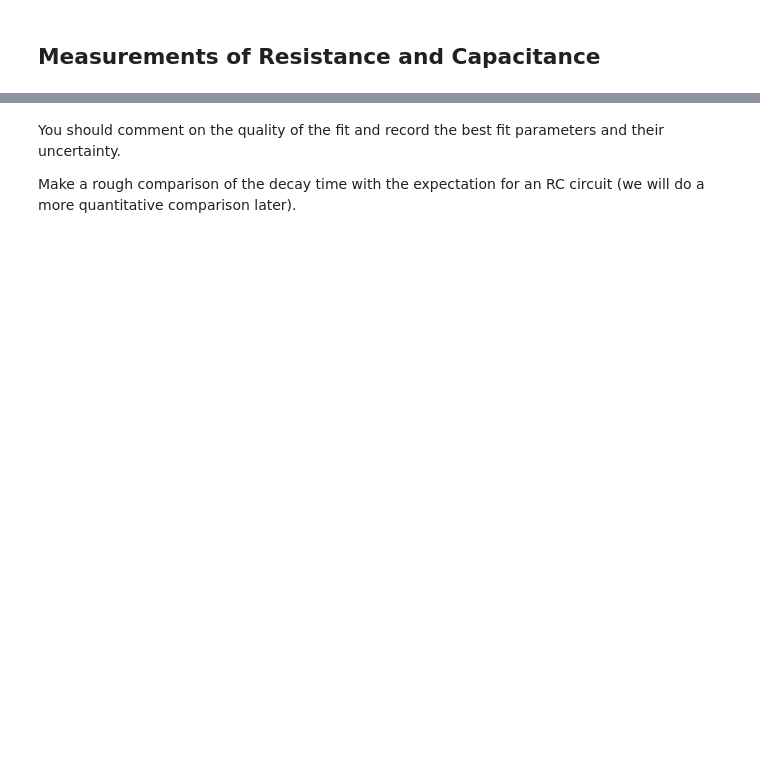
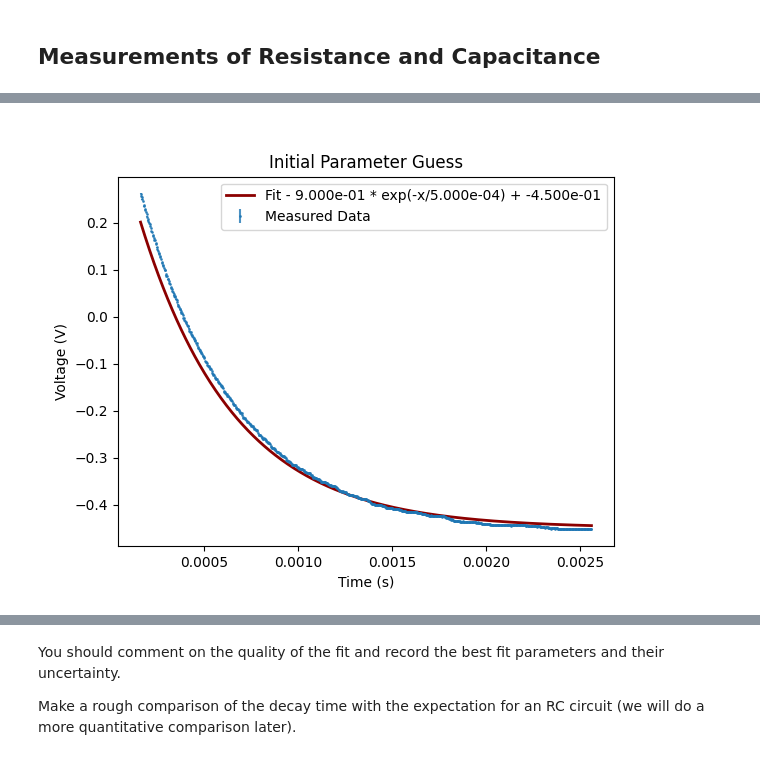
Before and after one commit to mufaro3/physics-219, a Jupyter notebook: Experiment02/Experiment-02-rev2024.ipynb, the cells around one changed output, grey strips where cells are left out. Cells and saved outputs as stored; diff of their text form; code cells hidden in the pictures; blank space fills up the shorter version.

```diff
--- a/Experiment02/Experiment-02-rev2024.ipynb
+++ b/Experiment02/Experiment-02-rev2024.ipynb
@@ -66,2 +135,4 @@ results.tabulate(print_cov=True, units=('V','Ω*F', 'V'))
 # %%
-display(results.initial_guess_graph)
+display(results1.initial_guess_graph)
+# %% [output]
+[figure, added]
```
Also changed, not shown: parts of 89 cells of this notebook, 8 other files.
